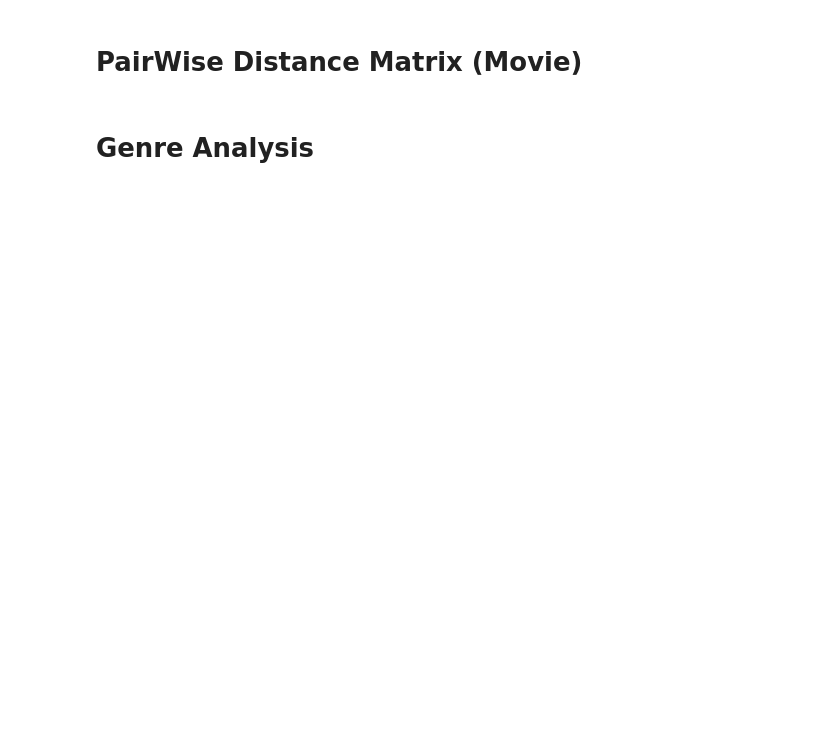
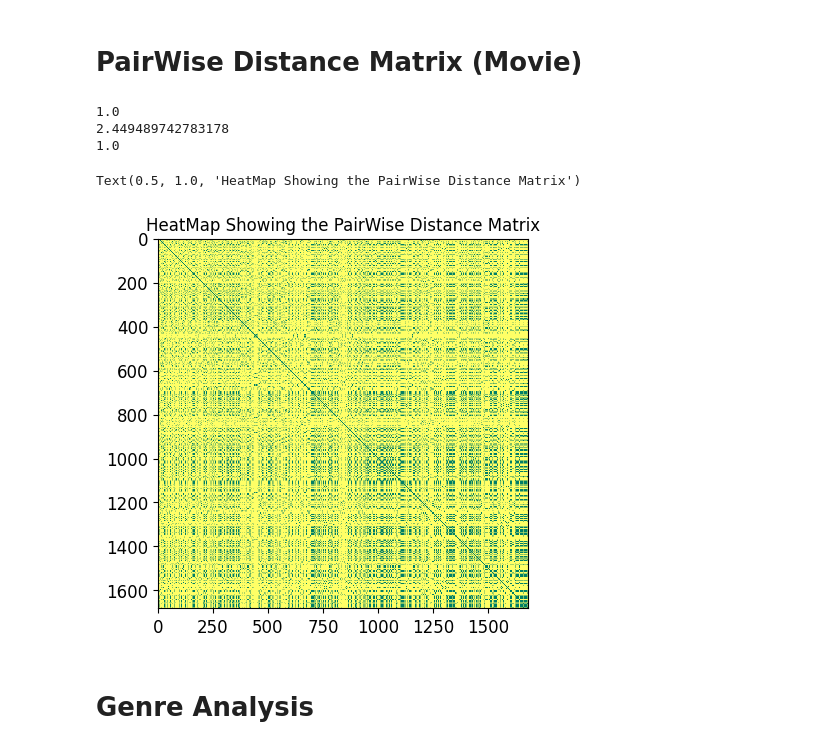
Before and after one commit to Xevenst/MovLensDataSet, a Jupyter notebook: Recommender_Systems_Final_Project.ipynb, the cells around one changed output. Saved outputs shown, nothing was run; the diff lists cells and outputs as text; code cells hidden in the pictures; blank space fills up the shorter version.

```diff
--- a/Recommender_Systems_Final_Project.ipynb
+++ b/Recommender_Systems_Final_Project.ipynb
@@ -111,7 +106,7 @@ movie_header = ["item_id", "title", "release_date", "video_release_date", "IMDb_
          "unknown", "Action", "Adventure", "Animation","Children's", "Comedy", "Crime",
          "Documentary", "Drama", "Fantasy", "Film-Noir", "Horror", "Musical", "Mystery",
          "Romance", "Sci-Fi", "Thriller", "War", "Western"]
-movies = pd.read_csv("/content/MovLensDataSet/ml-100k/u.item", sep = '|', header = None, encoding = 'latin1', names = movie_header)
+movies = pd.read_csv("ml-100k/u.item", sep = '|', header = None, encoding = 'latin1', names = movie_header)
 # %%
 movies['release_date'] = movies['release_date'].map(
         lambda x: x[-4:] if type(x) == str else x)
@@ -180,7 +204,7 @@ plt.show()
 # %% [markdown]
 # Analyze Movie Data
 # %%
-genre = pd.read_csv("/content/MovLensDataSet/ml-100k/u.genre", sep = '|', header = None)
+genre = pd.read_csv("ml-100k/u.genre", sep = '|', header = None)
 genre_list = genre[0].values
 movie_set_genre = movies[genre_list]
 # %%
@@ -400,13 +434,23 @@ y = genre_array[1]
 print(sp_dist.cosine(x,y))
 print(sp_dist.euclidean(x,y))
 print(sp_dist.jaccard(x,y))
+# %% [output]
+1.0
+2.449489742783178
+1.0
 # %%
 # compute the matrix of all pairwise distances of movies
 import sklearn.metrics as metrics
 
 distance_matrix = metrics.pairwise_distances(genre_array,metric = 'jaccard') # ‘cosine’, ‘euclidean’, etc
-df= pd.DataFrame(distance_matrix,index = movies["title"] , columns = movies["title"]) # add row and column headers
-df.to_csv('pairwiseMovieMtrx',float_format='%.2f')# csv for inspection and insight of data transformation
+labeled_dist_matrix= pd.DataFrame(distance_matrix,index = movies["title"] , columns = movies["title"]) # add row and column headers
+# %%
+#plot a heatmap of the pairwise movie matrix
+plt.imshow( labeled_dist_matrix, interpolation = 'nearest',cmap="summer")
+plt.title('HeatMap Showing the PairWise Distance Matrix')
+# %% [output]
+Text(0.5, 1.0, 'HeatMap Showing the PairWise Distance Matrix')
+[figure, added]
 # %% [markdown]
 # Genre Analysis
 # %%
```
Also changed, not shown: parts of 41 cells of this notebook, 3 other files.
